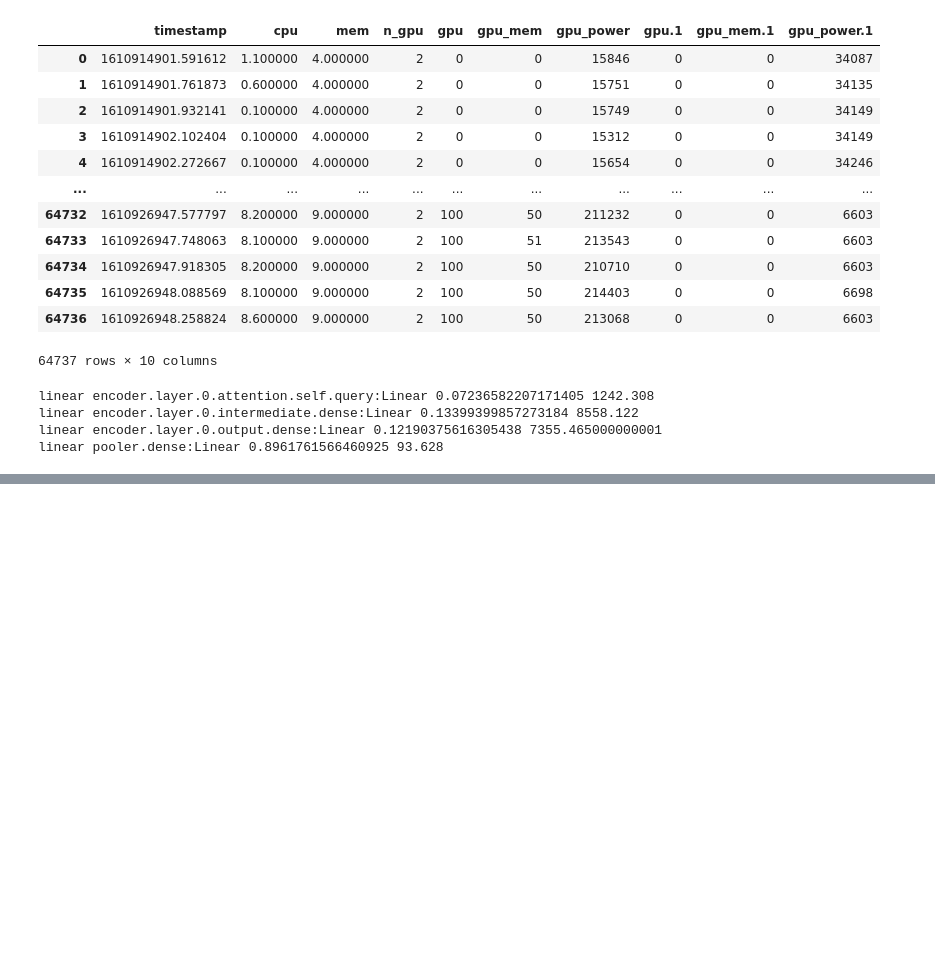
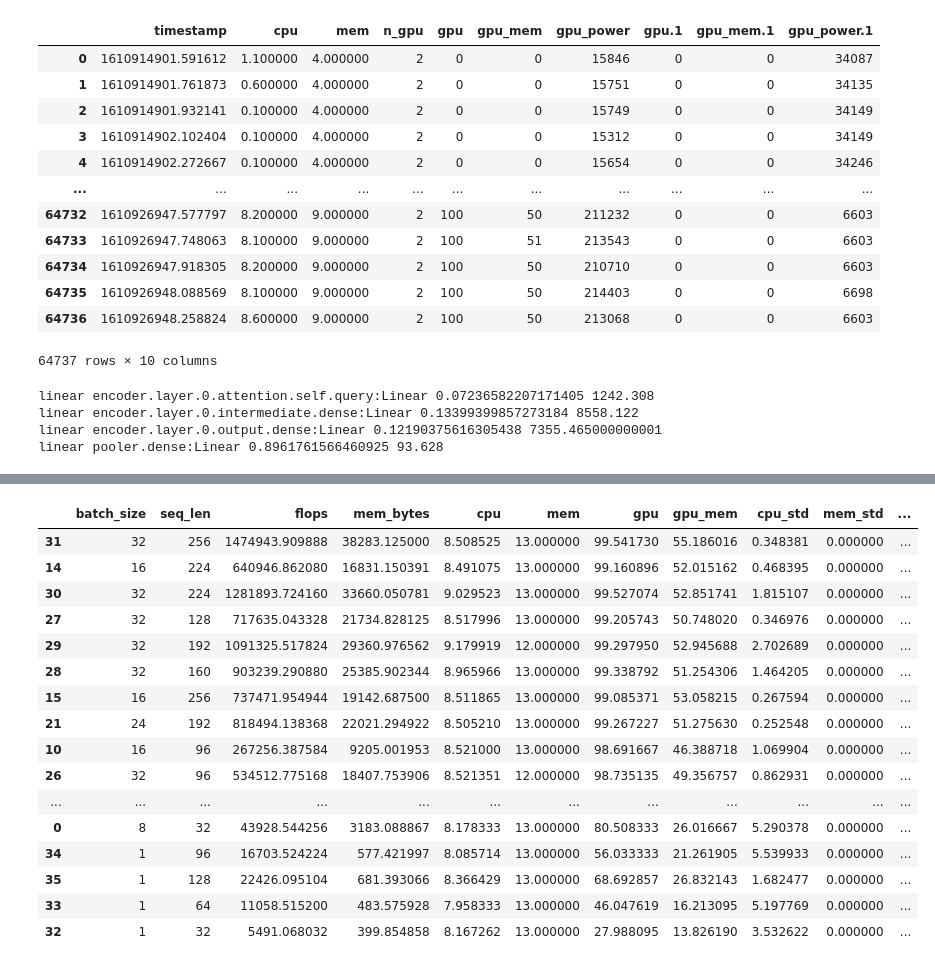
Before and after one commit to Vanessa96/DetecTor, a Jupyter notebook: trace_cg.ipynb, the cells around one changed output, grey strips where cells are left out. Cells and saved outputs as stored; diff of their text form; code cells hidden in the pictures; blank space fills up the shorter version.

```diff
--- a/trace_cg.ipynb
+++ b/trace_cg.ipynb
@@ -474,0 +588,20 @@ int(10000 // (11648 / 1e9))
+# %%
+infos[3].dropna().sort_values('energy_std')
+# %% [output]
+|  | batch_size | seq_len | flops | mem_bytes | cpu | mem | gpu | gpu_mem | cpu_std | mem_std | ... |
+| 31 | 32 | 256 | 1474943.909888 | 38283.125000 | 8.508525 | 13.000000 | 99.541730 | 55.186016 | 0.348381 | 0.000000 | ... |
+| 14 | 16 | 224 | 640946.862080 | 16831.150391 | 8.491075 | 13.000000 | 99.160896 | 52.015162 | 0.468395 | 0.000000 | ... |
+| 30 | 32 | 224 | 1281893.724160 | 33660.050781 | 9.029523 | 13.000000 | 99.527074 | 52.851741 | 1.815107 | 0.000000 | ... |
+| 27 | 32 | 128 | 717635.043328 | 21734.828125 | 8.517996 | 13.000000 | 99.205743 | 50.748020 | 0.346976 | 0.000000 | ... |
+| 29 | 32 | 192 | 1091325.517824 | 29360.976562 | 9.179919 | 12.000000 | 99.297950 | 52.945688 | 2.702689 | 0.000000 | ... |
+| 28 | 32 | 160 | 903239.290880 | 25385.902344 | 8.965966 | 13.000000 | 99.338792 | 51.254306 | 1.464205 | 0.000000 | ... |
+| 15 | 16 | 256 | 737471.954944 | 19142.687500 | 8.511865 | 13.000000 | 99.085371 | 53.058215 | 0.267594 | 0.000000 | ... |
+| 21 | 24 | 192 | 818494.138368 | 22021.294922 | 8.505210 | 13.000000 | 99.267227 | 51.275630 | 0.252548 | 0.000000 | ... |
+| 10 | 16 | 96 | 267256.387584 | 9205.001953 | 8.521000 | 13.000000 | 98.691667 | 46.388718 | 1.069904 | 0.000000 | ... |
+| 26 | 32 | 96 | 534512.775168 | 18407.753906 | 8.521351 | 12.000000 | 98.735135 | 49.356757 | 0.862931 | 0.000000 | ... |
+| ... | ... | ... | ... | ... | ... | ... | ... | ... | ... | ... | ... |
+| 0 | 8 | 32 | 43928.544256 | 3183.088867 | 8.178333 | 13.000000 | 80.508333 | 26.016667 | 5.290378 | 0.000000 | ... |
+| 34 | 1 | 96 | 16703.524224 | 577.421997 | 8.085714 | 13.000000 | 56.033333 | 21.261905 | 5.539933 | 0.000000 | ... |
+| 35 | 1 | 128 | 22426.095104 | 681.393066 | 8.366429 | 13.000000 | 68.692857 | 26.832143 | 1.682477 | 0.000000 | ... |
+| 33 | 1 | 64 | 11058.515200 | 483.575928 | 7.958333 | 13.000000 | 46.047619 | 16.213095 | 5.197769 | 0.000000 | ... |
+| 32 | 1 | 32 | 5491.068032 | 399.854858 | 8.167262 | 13.000000 | 27.988095 | 13.826190 | 3.532622 | 0.000000 | ... |
```
Also changed, not shown: parts of 29 cells of this notebook, 3 other files.
